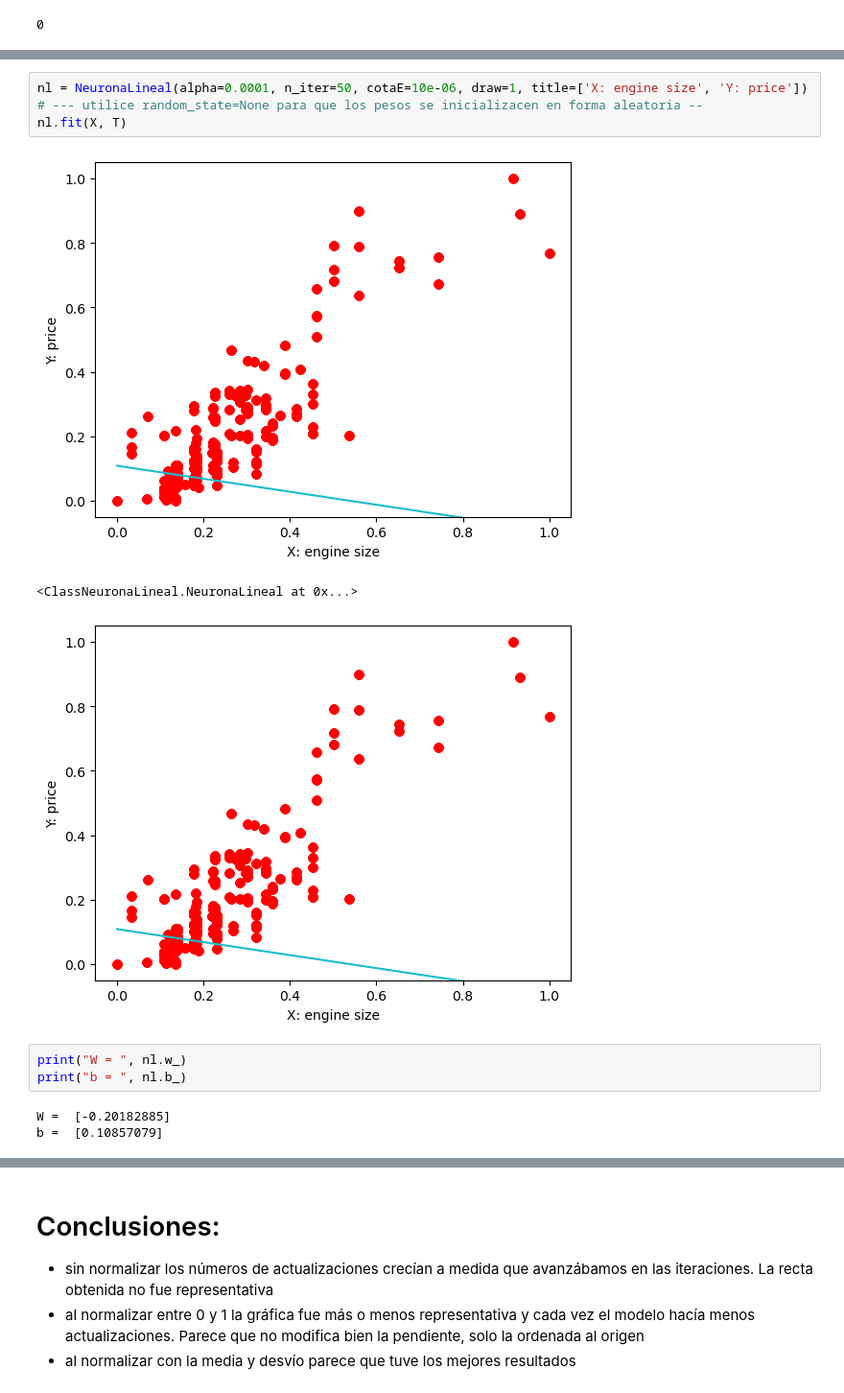
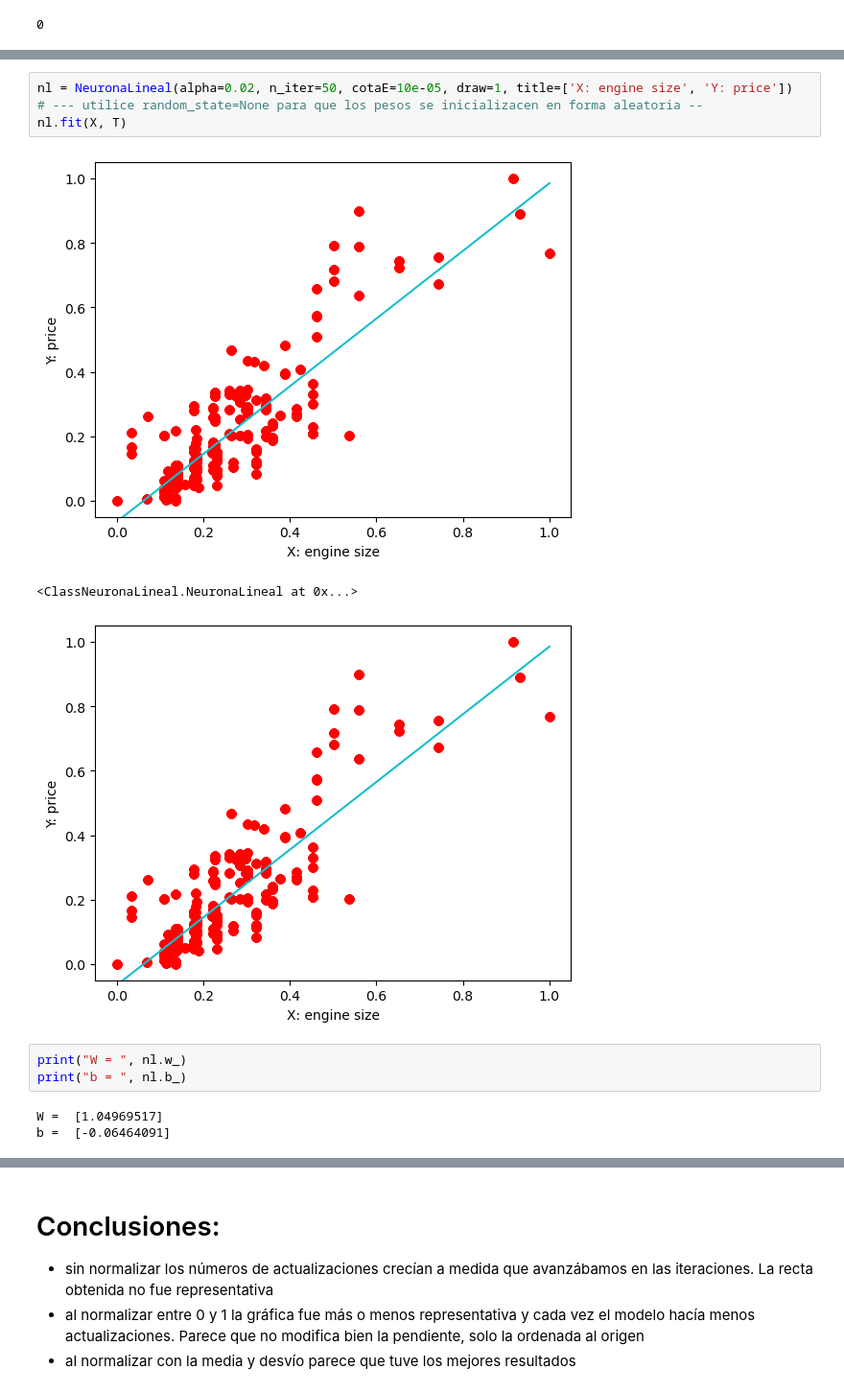
Before and after one commit to mateoiba30/AAP, a Jupyter notebook: pra3-adeline/B-Combinador_Lineal/Ejercicio7.ipynb, the cells around one changed output, grey strips where cells are left out. Shown: that part at 96% size. Cells and saved outputs as stored; diff of their text form.

```diff
--- a/pra3-adeline/B-Combinador_Lineal/Ejercicio7.ipynb
+++ b/pra3-adeline/B-Combinador_Lineal/Ejercicio7.ipynb
@@ -80,17 +102,17 @@ print(T)
 # %%
-nl = NeuronaLineal(alpha=0.0001, n_iter=50, cotaE=10e-06, draw=1, title=['X: engine size', 'Y: price'])
+nl = NeuronaLineal(alpha=0.02, n_iter=50, cotaE=10e-05, draw=1, title=['X: engine size', 'Y: price'])
 # --- utilice random_state=None para que los pesos se inicializacen en forma aleatoria --
 nl.fit(X, T)
 # %% [output]
-[figure, old version]
+[figure, new version]
 <ClassNeuronaLineal.NeuronaLineal at 0x...>
-[figure, old version]
+[figure, new version]
 # %%
 print("W = ", nl.w_)
 print("b = ", nl.b_)
 # %% [output]
-W =  [-0.20182885]
-b =  [0.10857079]
+W =  [1.04969517]
+b =  [-0.06464091]
 # %%
 plt.plot(range(1, len(nl.errors_) + 1), nl.errors_, marker='o')
 plt.xlabel('Iteraciones')
```
Also changed, not shown: parts of 9 cells of this notebook, 15 other files.
